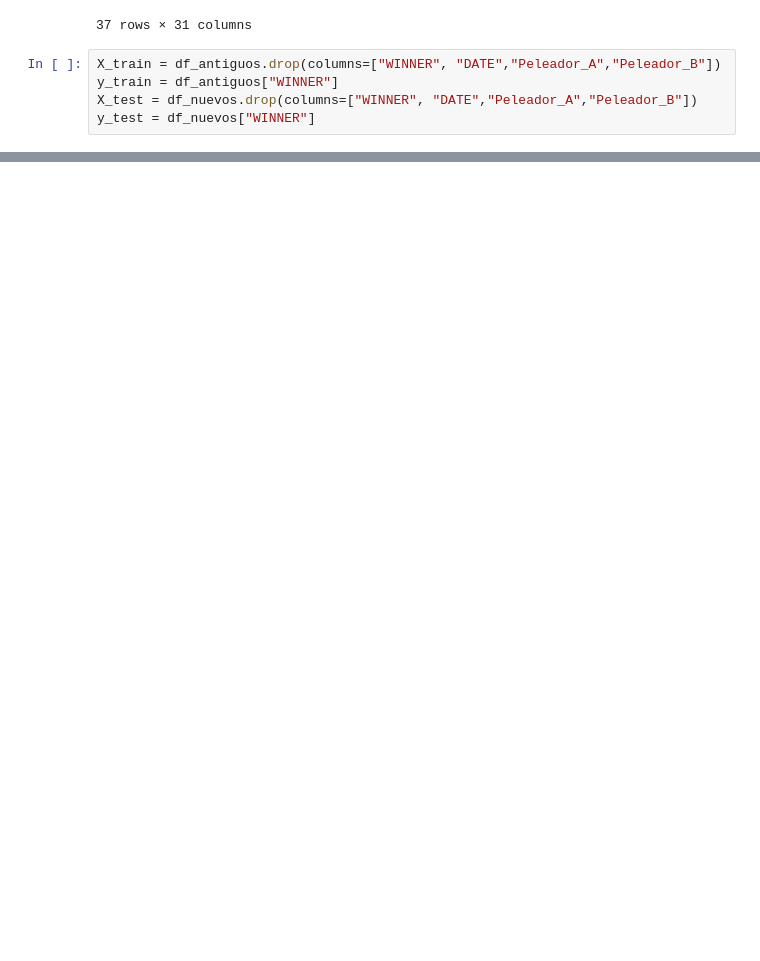
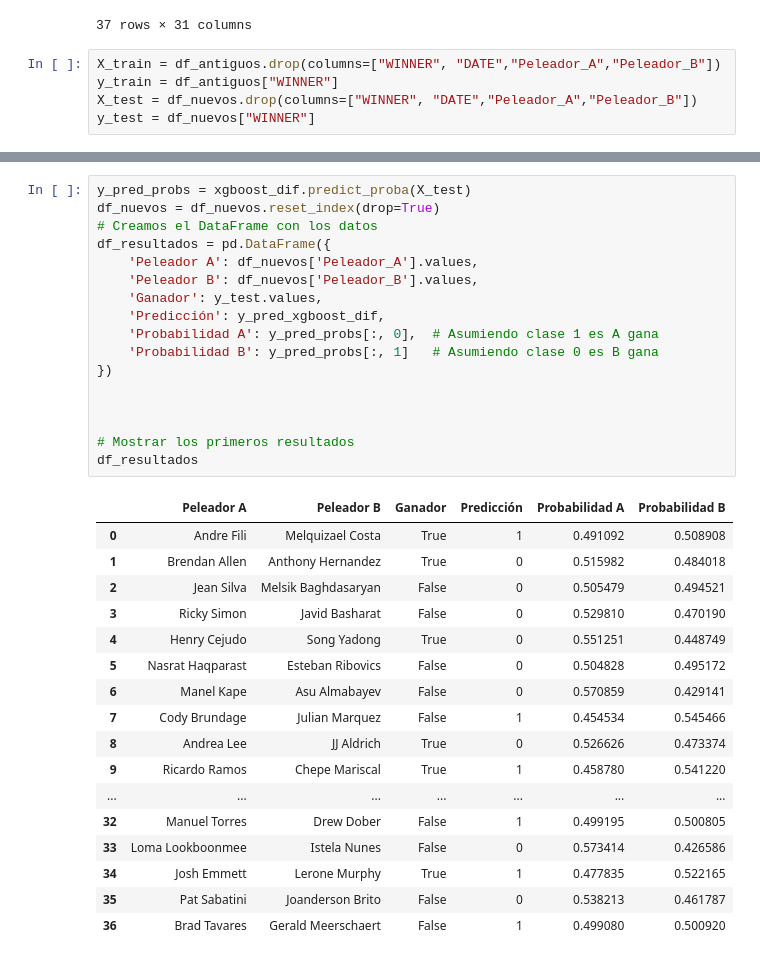
Before and after one commit to UCM-GIDIA-PD1/c2425-R4, a Jupyter notebook: src/evaluacion/P2/evaluacion_P2_nuevos_datos.ipynb, the cells around one changed output, grey strips where cells are left out. Cells and saved outputs as stored; diff of their text form; blank space fills up the shorter version.

Commit message:
Correciones evaluaccion nuevos datos

```diff
--- a/src/evaluacion/P2/evaluacion_P2_nuevos_datos.ipynb
+++ b/src/evaluacion/P2/evaluacion_P2_nuevos_datos.ipynb
@@ -116,3 +97,38 @@ plt.show()
+# %%
+y_pred_probs = xgboost_dif.predict_proba(X_test)
+df_nuevos = df_nuevos.reset_index(drop=True)
+# Creamos el DataFrame con los datos
+df_resultados = pd.DataFrame({
+    'Peleador A': df_nuevos['Peleador_A'].values,
+    'Peleador B': df_nuevos['Peleador_B'].values,
+    'Ganador': y_test.values,
+    'Predicción': y_pred_xgboost_dif,
+    'Probabilidad A': y_pred_probs[:, 0],  # Asumiendo clase 1 es A gana
+    'Probabilidad B': y_pred_probs[:, 1]   # Asumiendo clase 0 es B gana
+})
+
+
+
+# Mostrar los primeros resultados
+df_resultados
+# %% [output]
+|  | Peleador A | Peleador B | Ganador | Predicción | Probabilidad A | Probabilidad B |
+| 0 | Andre Fili | Melquizael Costa | True | 1 | 0.491092 | 0.508908 |
+| 1 | Brendan Allen | Anthony Hernandez | True | 0 | 0.515982 | 0.484018 |
+| 2 | Jean Silva | Melsik Baghdasaryan | False | 0 | 0.505479 | 0.494521 |
+| 3 | Ricky Simon | Javid Basharat | False | 0 | 0.529810 | 0.470190 |
+| 4 | Henry Cejudo | Song Yadong | True | 0 | 0.551251 | 0.448749 |
+| 5 | Nasrat Haqparast | Esteban Ribovics | False | 0 | 0.504828 | 0.495172 |
+| 6 | Manel Kape | Asu Almabayev | False | 0 | 0.570859 | 0.429141 |
+| 7 | Cody Brundage | Julian Marquez | False | 1 | 0.454534 | 0.545466 |
+| 8 | Andrea Lee | JJ Aldrich | True | 0 | 0.526626 | 0.473374 |
+| 9 | Ricardo Ramos | Chepe Mariscal | True | 1 | 0.458780 | 0.541220 |
+| ... | ... | ... | ... | ... | ... | ... |
+| 32 | Manuel Torres | Drew Dober | False | 1 | 0.499195 | 0.500805 |
+| 33 | Loma Lookboonmee | Istela Nunes | False | 0 | 0.573414 | 0.426586 |
+| 34 | Josh Emmett | Lerone Murphy | True | 1 | 0.477835 | 0.522165 |
+| 35 | Pat Sabatini | Joanderson Brito | False | 0 | 0.538213 | 0.461787 |
+| 36 | Brad Tavares | Gerald Meerschaert | False | 1 | 0.499080 | 0.500920 |
 # %%
 len(df_nuevos), len(df_antiguos), len(df)
 # %% [output]
```
Also changed, not shown: parts of 9 cells of this notebook, 1 other file.
